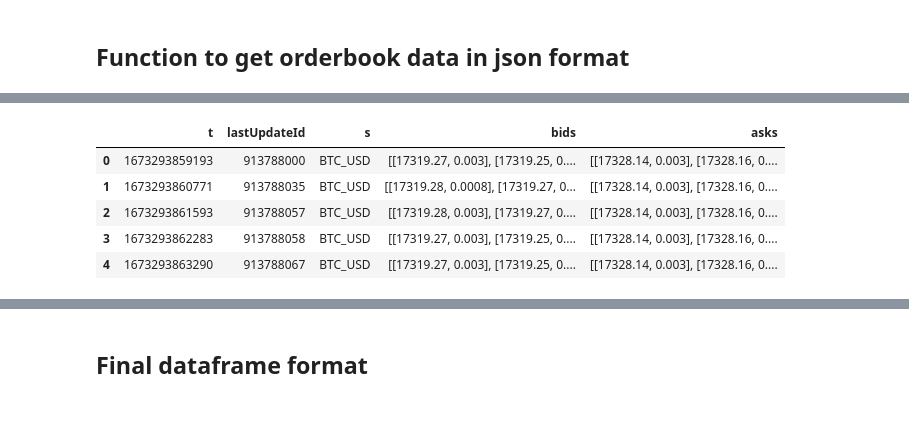
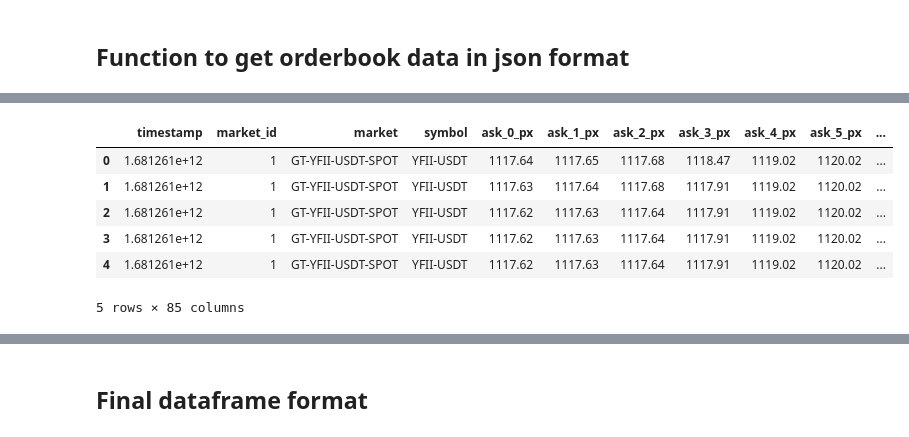
Before and after one commit to satijakritik/fyp22068, a Jupyter notebook: crypto-market-simulator.ipynb, the cells around one changed output, grey strips where cells are left out. Saved outputs shown, nothing was run; the diff lists cells and outputs as text; code cells hidden in the pictures.

```diff
--- a/crypto-market-simulator.ipynb
+++ b/crypto-market-simulator.ipynb
@@ -80,11 +66,14 @@ Time: 1.328726333000077
 # %%
-df = pd.read_json("orderbook.json")
-
-df
+# df = pd.read_json("orderbook.json")
+# df.head()
-# %% [output]
-|  | t | lastUpdateId | s | bids | asks |
-| 0 | 1673293859193 | 913788000 | BTC_USD | [[17319.27, 0.003], [17319.25, 0.... | [[17328.14, 0.003], [17328.16, 0.... |
-| 1 | 1673293860771 | 913788035 | BTC_USD | [[17319.28, 0.0008], [17319.27, 0... | [[17328.14, 0.003], [17328.16, 0.... |
-| 2 | 1673293861593 | 913788057 | BTC_USD | [[17319.28, 0.003], [17319.27, 0.... | [[17328.14, 0.003], [17328.16, 0.... |
-| 3 | 1673293862283 | 913788058 | BTC_USD | [[17319.27, 0.003], [17319.25, 0.... | [[17328.14, 0.003], [17328.16, 0.... |
-| 4 | 1673293863290 | 913788067 | BTC_USD | [[17319.27, 0.003], [17319.25, 0.... | [[17328.14, 0.003], [17328.16, 0.... |
+# %%
+df_final = pd.read_csv("orderbook.csv", index_col = [0])
+df_final.head()
+# %% [output]
+|  | timestamp | market_id | market | symbol | ask_0_px | ask_1_px | ask_2_px | ask_3_px | ask_4_px | ask_5_px | ... |
+| 0 | 1.681261e+12 | 1 | GT-YFII-USDT-SPOT | YFII-USDT | 1117.64 | 1117.65 | 1117.68 | 1118.47 | 1119.02 | 1120.02 | ... |
+| 1 | 1.681261e+12 | 1 | GT-YFII-USDT-SPOT | YFII-USDT | 1117.63 | 1117.64 | 1117.68 | 1117.91 | 1119.02 | 1120.02 | ... |
+| 2 | 1.681261e+12 | 1 | GT-YFII-USDT-SPOT | YFII-USDT | 1117.62 | 1117.63 | 1117.64 | 1117.91 | 1119.02 | 1120.02 | ... |
+| 3 | 1.681261e+12 | 1 | GT-YFII-USDT-SPOT | YFII-USDT | 1117.62 | 1117.63 | 1117.64 | 1117.91 | 1119.02 | 1120.02 | ... |
+| 4 | 1.681261e+12 | 1 | GT-YFII-USDT-SPOT | YFII-USDT | 1117.62 | 1117.63 | 1117.64 | 1117.91 | 1119.02 | 1120.02 | ... |
+5 rows × 85 columns
```
Also changed, not shown: parts of 32 cells of this notebook, 5 other files.
